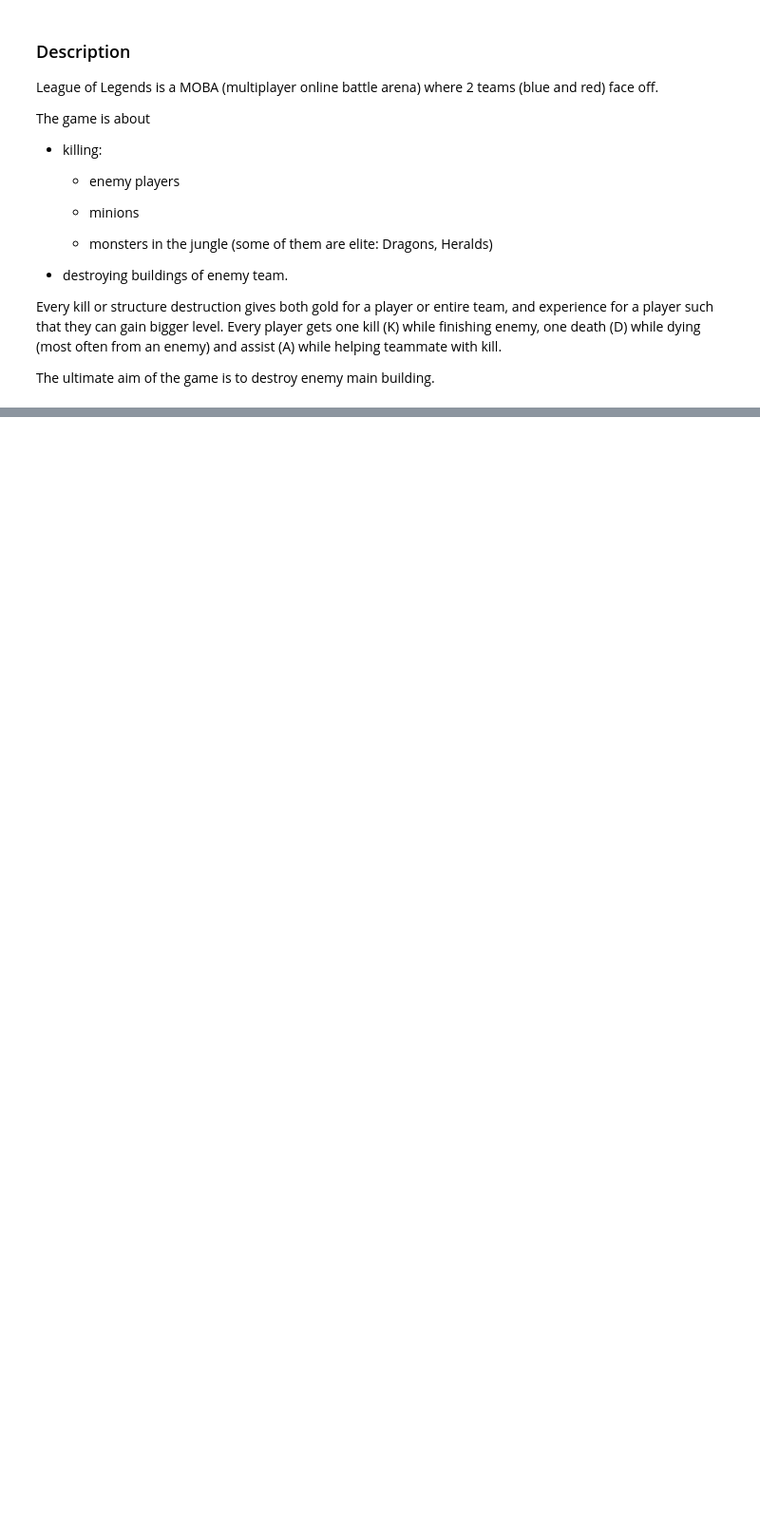
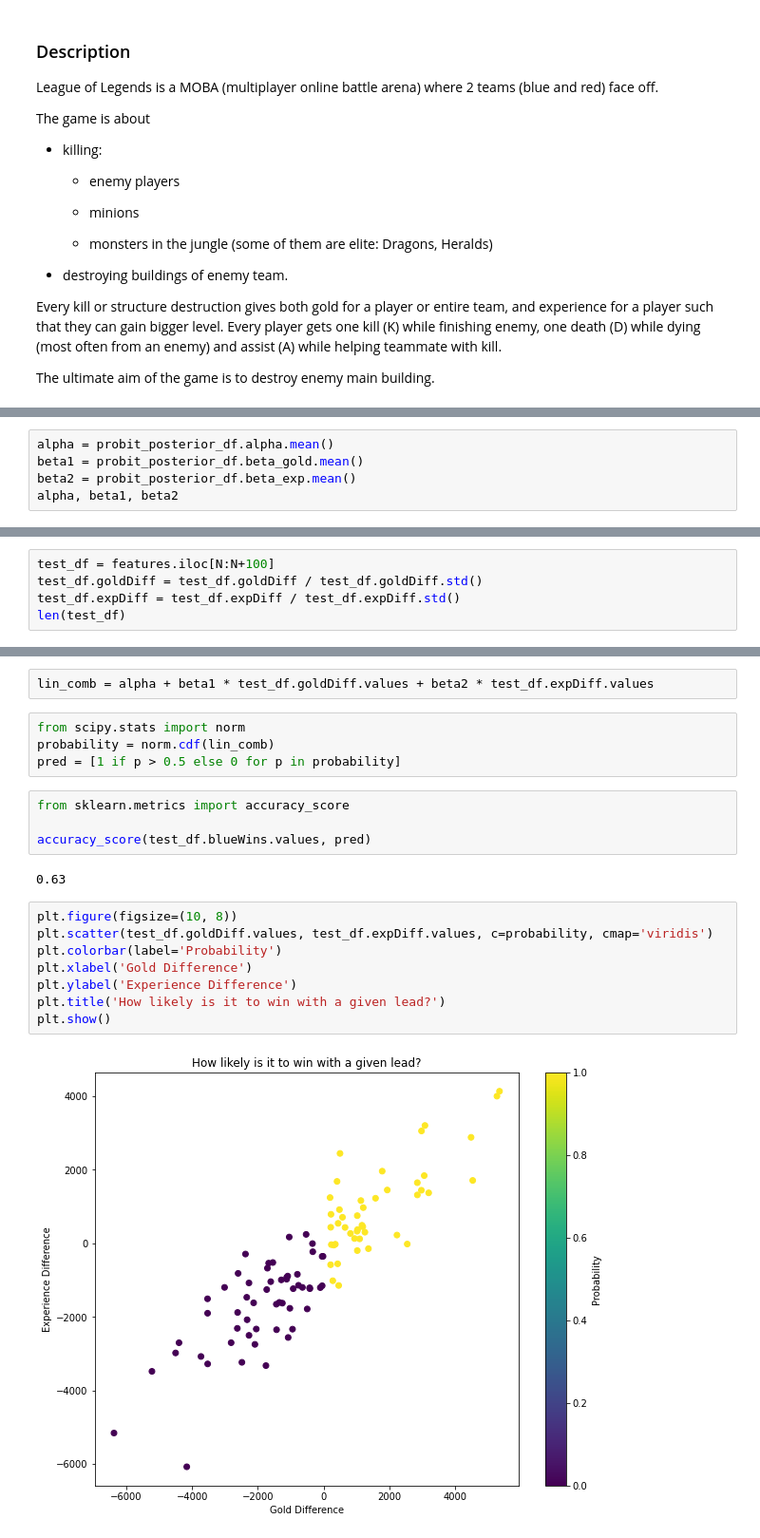
Before and after one commit to dominik-air/Ranked-Games-Analysis, a Jupyter notebook: eda.ipynb, the cells around one changed output, grey strips where cells are left out. Shown at 95% size. Saved outputs shown, nothing was run; the diff lists cells and outputs as text; blank space fills up the shorter version.

```diff
--- a/eda.ipynb
+++ b/eda.ipynb
@@ -86,0 +250,5 @@ print(fit.summary())
+# %%
+alpha = probit_posterior_df.alpha.mean()
+beta1 = probit_posterior_df.beta_gold.mean()
+beta2 = probit_posterior_df.beta_exp.mean()
+alpha, beta1, beta2
@@ -86,0 +257,5 @@ print(fit.summary())
+# %%
+test_df = features.iloc[N:N+100]
+test_df.goldDiff = test_df.goldDiff / test_df.goldDiff.std()
+test_df.expDiff = test_df.expDiff / test_df.expDiff.std()
+len(test_df)
@@ -86,0 +274,22 @@ print(fit.summary())
+# %%
+lin_comb = alpha + beta1 * test_df.goldDiff.values + beta2 * test_df.expDiff.values
+# %%
+from scipy.stats import norm
+probability = norm.cdf(lin_comb)
+pred = [1 if p > 0.5 else 0 for p in probability]
+# %%
+from sklearn.metrics import accuracy_score
+
+accuracy_score(test_df.blueWins.values, pred)
+# %% [output]
+0.63
+# %%
+plt.figure(figsize=(10, 8))
+plt.scatter(test_df.goldDiff.values, test_df.expDiff.values, c=probability, cmap='viridis')
+plt.colorbar(label='Probability')
+plt.xlabel('Gold Difference')
+plt.ylabel('Experience Difference')
+plt.title('How likely is it to win with a given lead?')
+plt.show()
+# %% [output]
+[figure, added]
```
Also changed, not shown: parts of 23 cells of this notebook, 4 other files.
